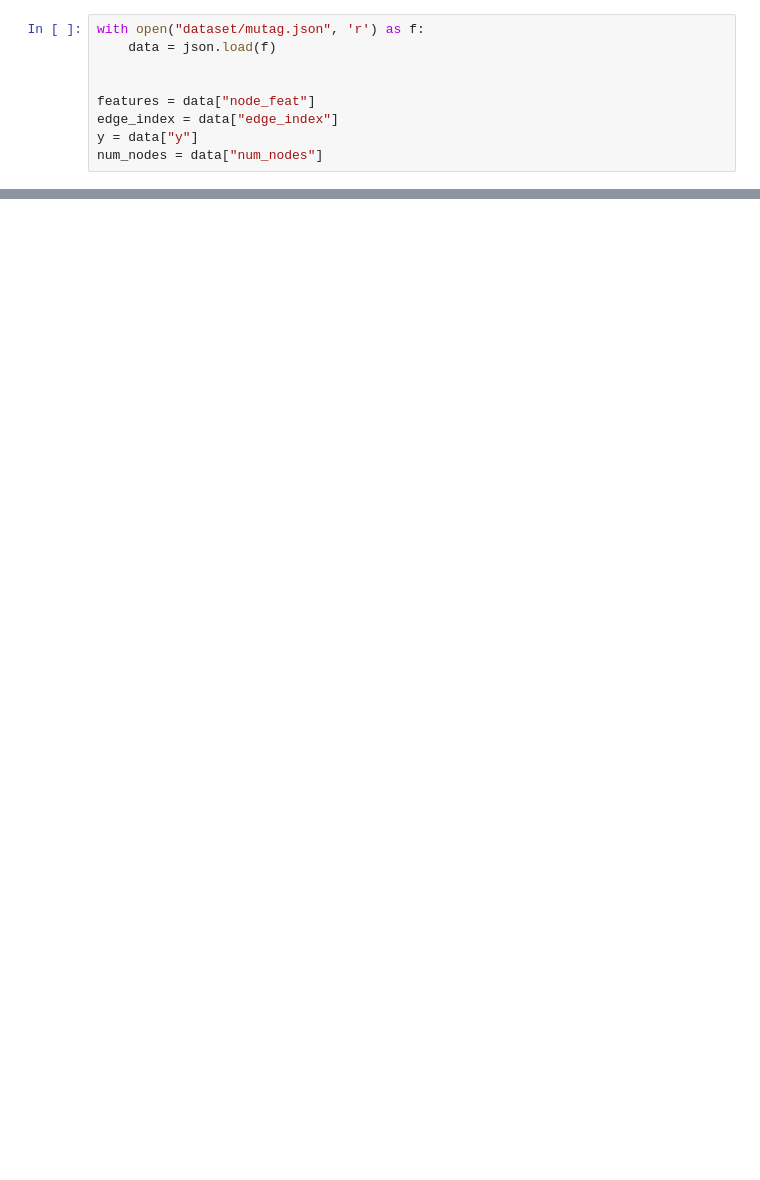
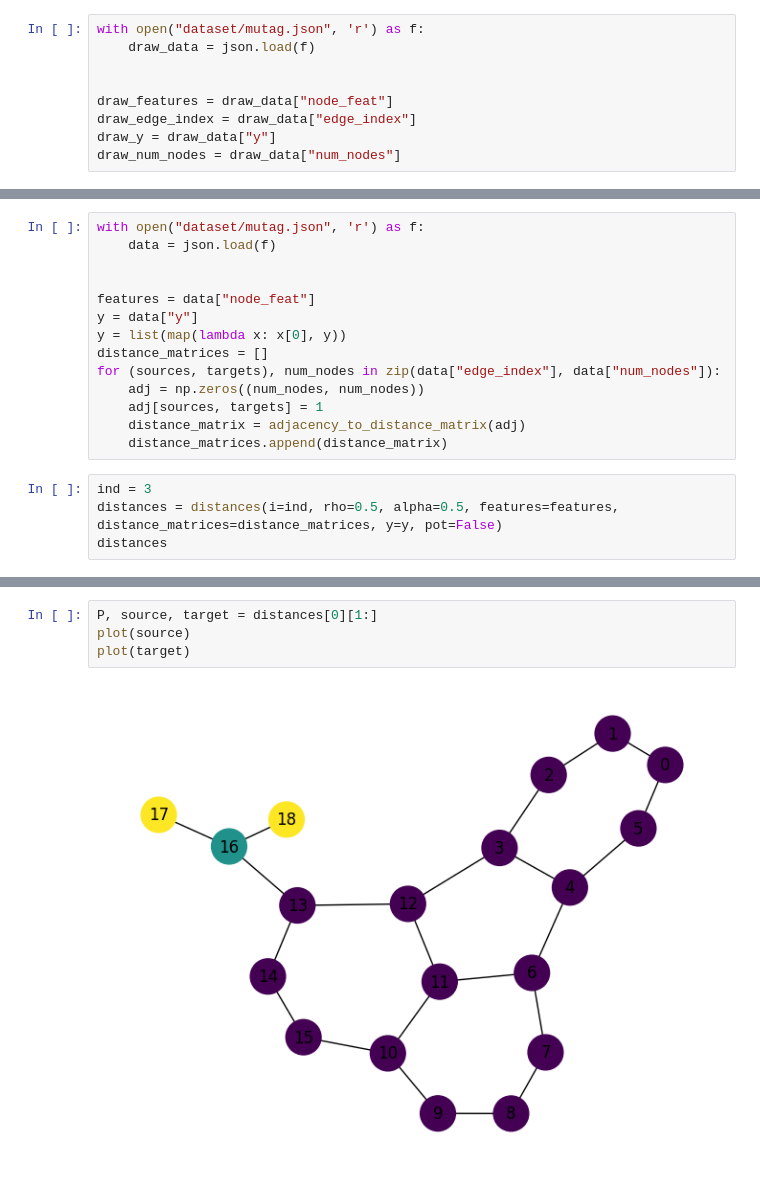
Before and after one commit to gauthavite/FUGW, a Jupyter notebook: mutag_example.ipynb, the cells around one changed output, grey strips where cells are left out. Cells and saved outputs as stored; diff of their text form; blank space fills up the shorter version.

```diff
--- a/mutag_example.ipynb
+++ b/mutag_example.ipynb
@@ -15,9 +7,9 @@ import multiprocessing
 # %%
 with open("dataset/mutag.json", 'r') as f:
-    data = json.load(f)
+    draw_data = json.load(f)
 
 
-features = data["node_feat"]
-edge_index = data["edge_index"]
-y = data["y"]
-num_nodes = data["num_nodes"]
+draw_features = draw_data["node_feat"]
+draw_edge_index = draw_data["edge_index"]
+draw_y = draw_data["y"]
+draw_num_nodes = draw_data["num_nodes"]
@@ -47,0 +99,18 @@ plt.show()
+# %%
+with open("dataset/mutag.json", 'r') as f:
+    data = json.load(f)
+
+
+features = data["node_feat"]
+y = data["y"]
+y = list(map(lambda x: x[0], y))
+distance_matrices = []
+for (sources, targets), num_nodes in zip(data["edge_index"], data["num_nodes"]):
+    adj = np.zeros((num_nodes, num_nodes))
+    adj[sources, targets] = 1
+    distance_matrix = adjacency_to_distance_matrix(adj)
+    distance_matrices.append(distance_matrix)
+# %%
+ind = 3
+distances = distances(i=ind, rho=0.5, alpha=0.5, features=features, distance_matrices=distance_matrices, y=y, pot=False)
+distances
@@ -47,0 +135,6 @@ plt.show()
+# %%
+P, source, target = distances[0][1:]
+plot(source)
+plot(target)
+# %% [output]
+[figure, added]
```
Also changed, not shown: parts of 12 cells of this notebook, 1 other file.
